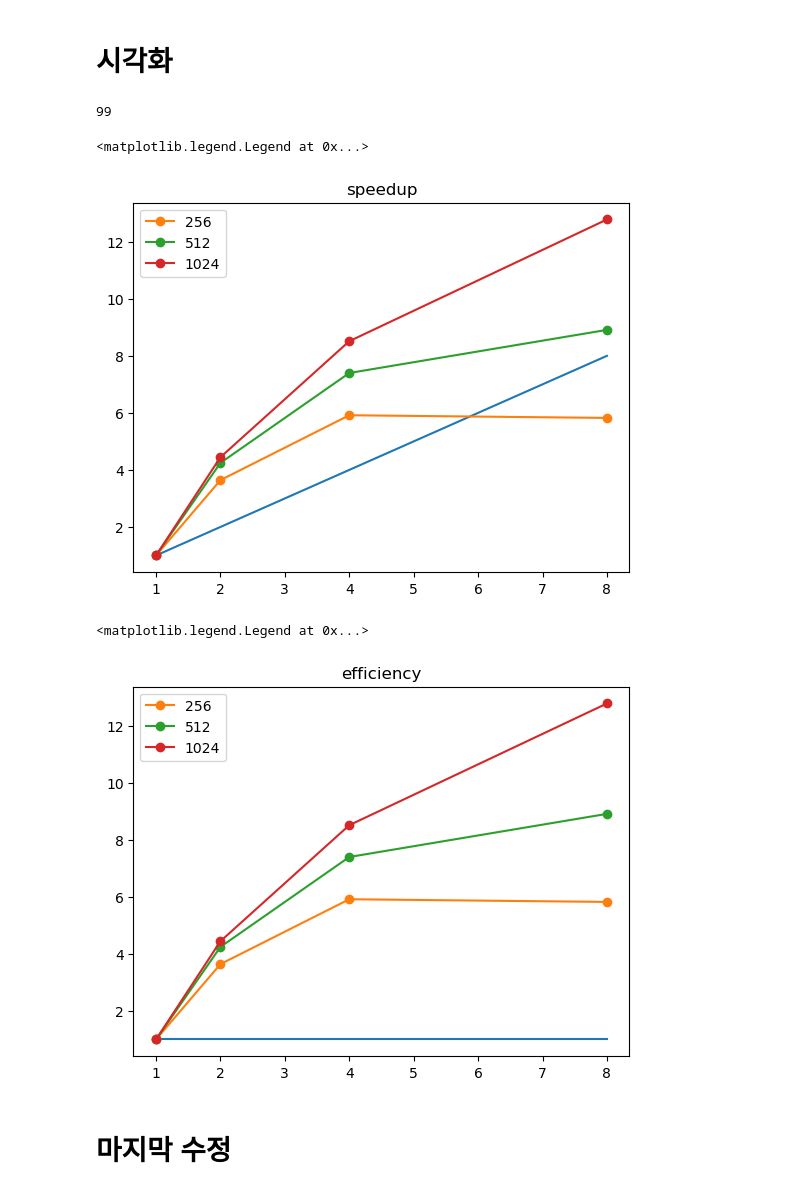
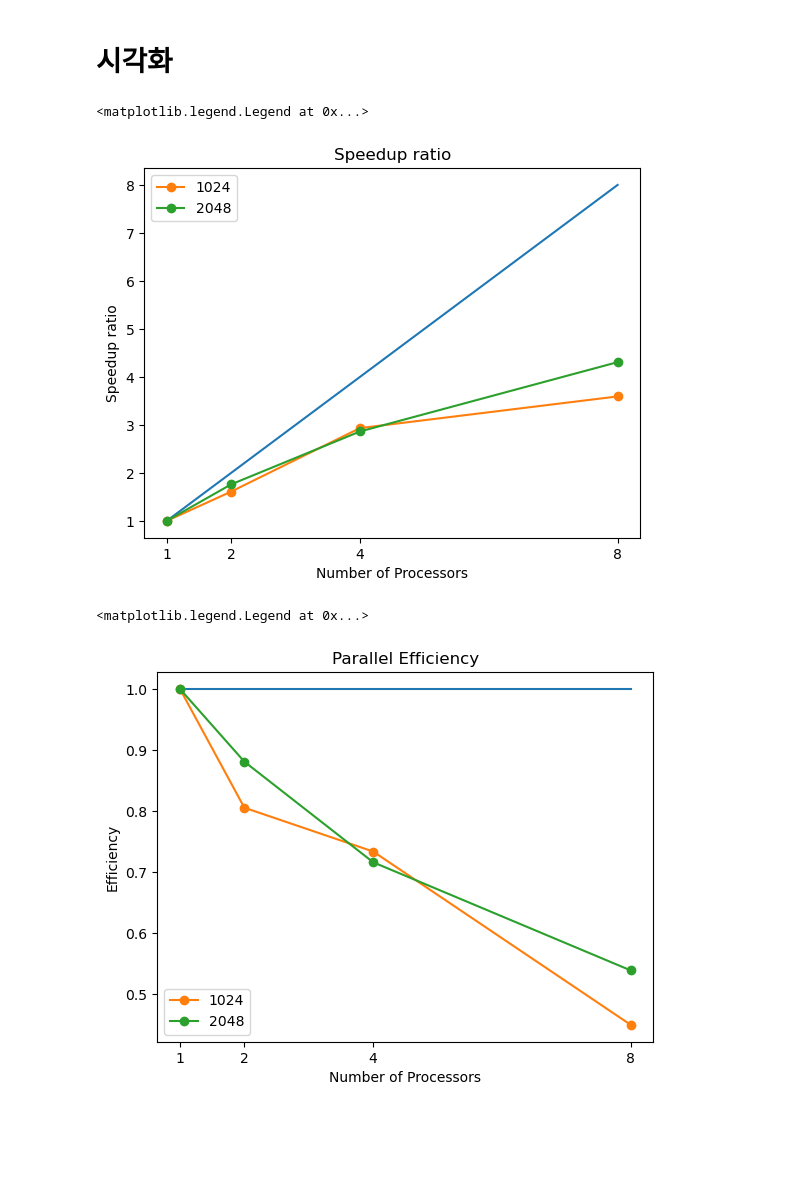
Before and after one commit to dontempty/PaScaL_TDMA_lab, a Jupyter notebook: examples_lab/lab.ipynb, the cells around one changed output. Drawn from its saved outputs; the diff is of its cells as text; code cells hidden in the pictures; blank space fills up the shorter version.

Commit message:
many 추가

```diff
--- a/examples_lab/lab.ipynb
+++ b/examples_lab/lab.ipynb
@@ -537,56 +539,47 @@ Text(0.5, 1.0, 'Error')
 # %% [markdown]
 # 시각화
-# %%
-N = 100
-A = np.eye(N)*(-2) + np.eye(N, k=1) + np.eye(N, k=-1)
-A[0, -1] = 1
-A[-1, 0] = 1
-
-np.linalg.matrix_rank(A)
-# %% [output]
-99
 # %%
-times_1 = np.array([137, 549, 2192, 9285, 38336])
-times_2 = np.array([69, 189, 582, 2126, 8633])
-times_4 = np.array([56, 134, 373, 1220, 4507]) # 단위(ms)
-times_8 = np.array([65, 145, 379, 1013, 3002])
+# 주어진 시간 데이터
 
+# single
+times_1024 = np.array([20701, 14886, 7581, 6411])
+times_2048 = np.array([95474, 56987, 31186, 19785])
 
-N_list = np.array([64, 128, 256, 512, 1024])
-Np_list = np.array([1, 2, 4, 8])
+# many
+times_1024 = np.array([20701, 12853, 7056, 5760])
+times_2048 = np.array([95474, 54200, 33343, 22163])
 
-times_256 = np.array([2207 ,606 , 373, 379])
-times_512 = np.array([9026, 2126, 1220, 1013])
-times_1024 = np.array([38369, 8633, 4507, 3002])
+# 프로세서 개수
+procs = np.array([1, 2, 4, 8])
 
+# speed-up 계산
+speedup_1024 = times_1024[0] / times_1024
+speedup_2048 = times_2048[0] / times_2048
 
-
-sp2 = times_256[0]/times_256
-sp4 = times_512[0]/times_512
-sp8 = times_1024[0]/times_1024
-
-pe2 = sp2/Np_list
-pe4 = sp4/Np_list
-pe8 = sp8/Np_list
+# efficiency 계산
+efficiency_1024 = speedup_1024 / procs
+efficiency_2048 = speedup_2048 / procs
 # %%
-plt.title("speedup")
-plt.plot(Np_list, Np_list)
-plt.plot(Np_list, sp2, "o-", label="256")
-plt.plot(Np_list, sp4, "o-", label="512")
-plt.plot(Np_list, sp8, "o-", label="1024")
+plt.title('Speedup ratio')
+plt.xlabel('Number of Processors')
+plt.ylabel('Speedup ratio')
+plt.plot(procs, procs)
+plt.xticks([1, 2, 4, 8])
+plt.plot(procs, speedup_1024, "o-", label="1024")
+plt.plot(procs, speedup_2048, "o-", label="2048")
 plt.legend()
 # %% [output]
 <matplotlib.legend.Legend at 0x...>
-[figure, old version]
+[figure, new version]
 # %%
-plt.title("efficiency")
-plt.plot(Np_list, np.ones(Np_list.shape[0]))
-plt.plot(Np_list, sp2, "o-", label="256")
-plt.plot(Np_list, sp4, "o-", label="512")
-plt.plot(Np_list, sp8, "o-", label="1024")
+plt.title('Parallel Efficiency')
+plt.xlabel('Number of Processors')
+plt.ylabel('Efficiency')
+plt.plot(procs, np.ones(procs.shape[0]))
+plt.xticks([1, 2, 4, 8])
+plt.plot(procs, efficiency_1024, "o-", label="1024")
+plt.plot(procs, efficiency_2048, "o-", label="2048")
 plt.legend()
 # %% [output]
 <matplotlib.legend.Legend at 0x...>
-[figure, old version]
+[figure, new version]
-# %% [markdown]
-# 마지막 수정
```
Also changed, not shown: parts of 11 cells of this notebook, 20 other files.
